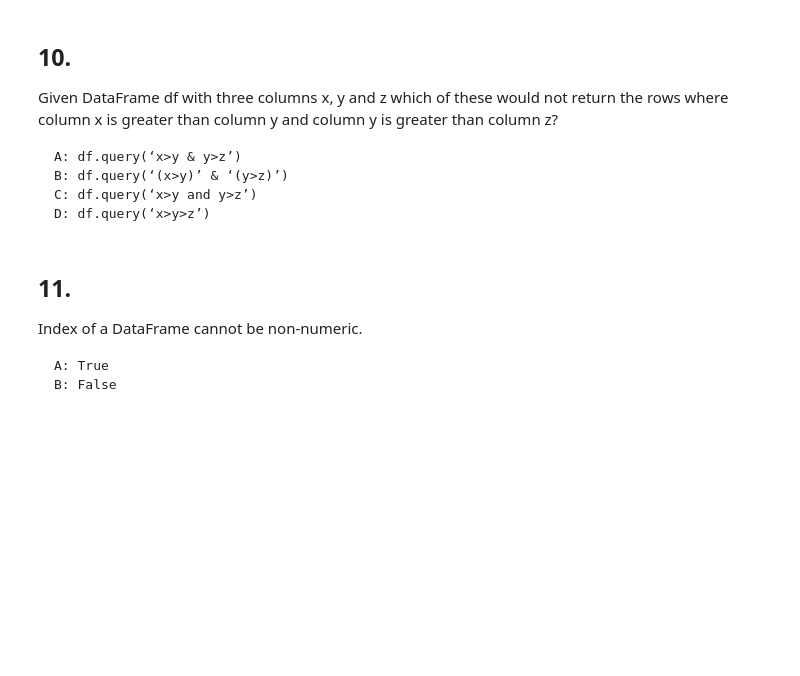
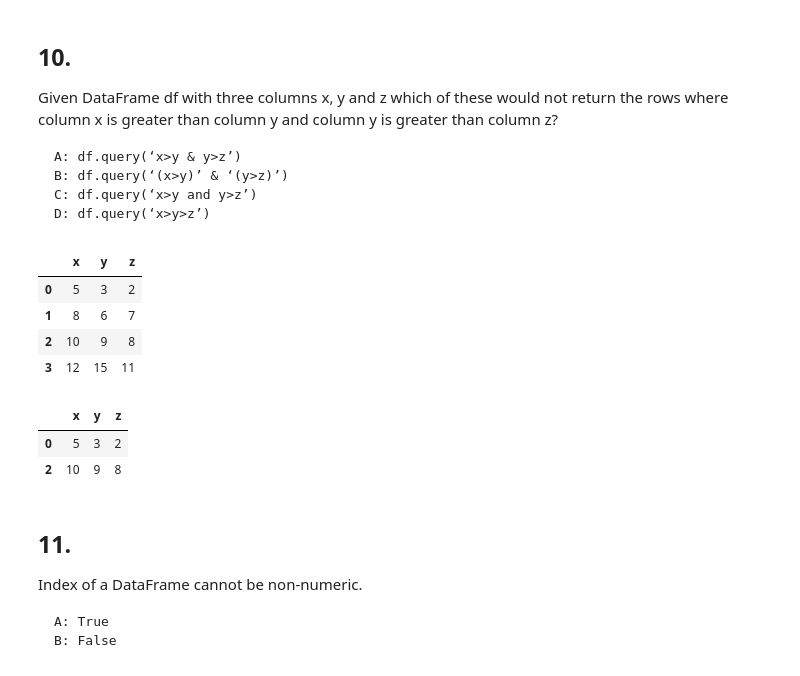
Before and after one commit to iphysresearch/GWData-Bootcamp, a Jupyter notebook: 2023/python/homework-pandas.ipynb, the cells around one changed output. Saved outputs shown, nothing was run; the diff lists cells and outputs as text; code cells hidden in the pictures; blank space fills up the shorter version.

````diff
--- a/2023/python/homework-pandas.ipynb
+++ b/2023/python/homework-pandas.ipynb
@@ -117,6 +253,29 @@ B: df.query(‘(x>y)’ & ‘(y>z)’)
 C: df.query(‘x>y and y>z’)
 D: df.query(‘x>y>z’)
 ```
+# %%
+import pandas as pd
+
+# Creating a DataFrame
+data = {'x': [5, 8, 10, 12],
+        'y': [3, 6, 9, 15],
+        'z': [2, 7, 8, 11]}
+
+df = pd.DataFrame(data)
+
+df
+# %% [output]
+|  | x | y | z |
+| 0 | 5 | 3 | 2 |
+| 1 | 8 | 6 | 7 |
+| 2 | 10 | 9 | 8 |
+| 3 | 12 | 15 | 11 |
+# %%
+df.query('x>y>z')
+# %% [output]
+|  | x | y | z |
+| 0 | 5 | 3 | 2 |
+| 2 | 10 | 9 | 8 |
 # %% [markdown]
 ## 11.
 
````
Also changed, not shown: parts of 11 cells of this notebook, 7 other files.
